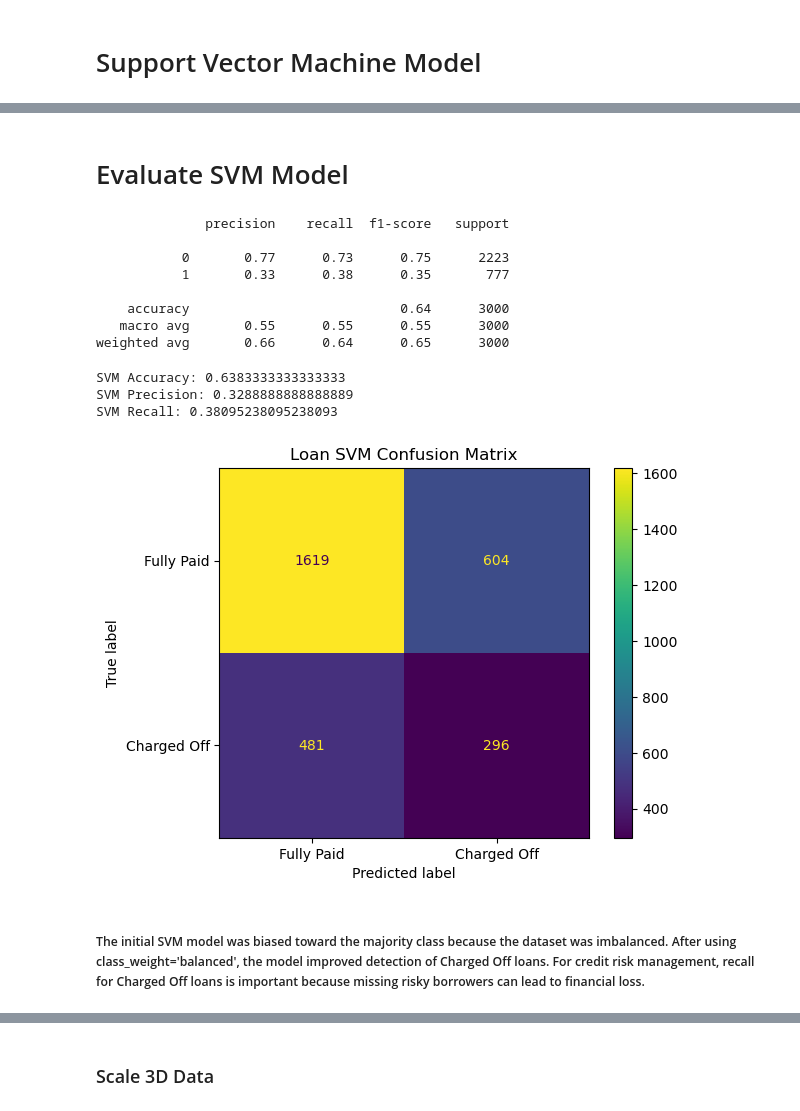
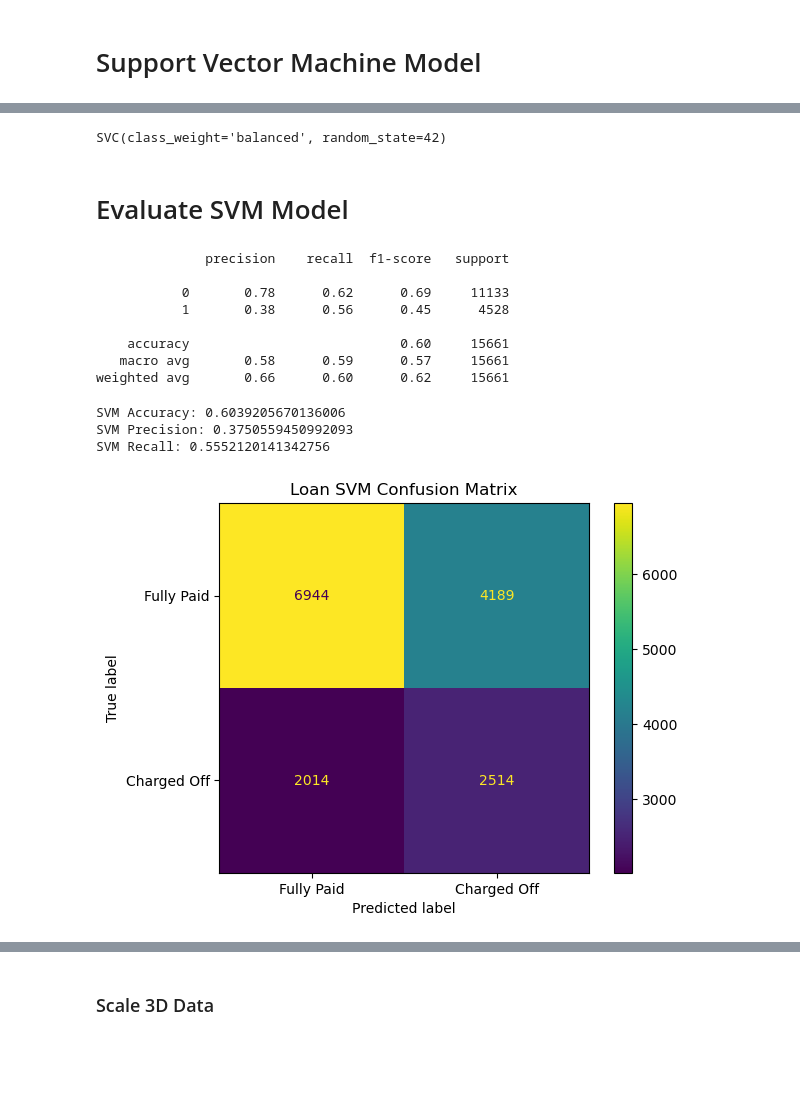
Before and after one commit to PratikG091202/credit-risk-prediction-ml, a Jupyter notebook: credit_risk_analysis.ipynb, the cells around one changed output, grey strips where cells are left out. Drawn from its saved outputs; the diff is of its cells as text; code cells hidden in the pictures; blank space fills up the shorter version.

```diff
--- a/credit_risk_analysis.ipynb
+++ b/credit_risk_analysis.ipynb
@@ -562,2 +596,5 @@ X_test_svm_scaled = svm_scaler.transform(X_test_svm)
+# %%
+X_train_scaled = scaler.fit_transform(X_train)
+X_test_scaled = scaler.transform(X_test)
 # %%
-loan_svm = svm.SVC(kernel='linear', class_weight='balanced')
+svm_model = SVC(kernel='rbf', class_weight='balanced', random_state=42)
@@ -572,46 +601,50 @@ Y_pred_svm = loan_svm.predict(X_test_svm_scaled)
+# %%
+svm_model.fit(X_train_scaled, Y_train)
+# %% [output]
+SVC(class_weight='balanced', random_state=42)
+# %%
+Y_pred = svm_model.predict(X_test_scaled)
 # %% [markdown]
 # Evaluate SVM Model
 # %%
 from sklearn.metrics import classification_report
 # %%
-print(classification_report(Y_test_svm, Y_pred_svm))
+print(classification_report(Y_test, Y_pred))
 # %% [output]
               precision    recall  f1-score   support
 
-           0       0.77      0.73      0.75      2223
-           1       0.33      0.38      0.35       777
+           0       0.78      0.62      0.69     11133
+           1       0.38      0.56      0.45      4528
 
-    accuracy                           0.64      3000
-   macro avg       0.55      0.55      0.55      3000
-weighted avg       0.66      0.64      0.65      3000
+    accuracy                           0.60     15661
+   macro avg       0.58      0.59      0.57     15661
+weighted avg       0.66      0.60      0.62     15661
 # %%
 from sklearn.metrics import accuracy_score, precision_score, recall_score
 # %%
-svm_accuracy = accuracy_score(Y_test_svm, Y_pred_svm)
-svm_precision = precision_score(Y_test_svm, Y_pred_svm)
-svm_recall = recall_score(Y_test_svm, Y_pred_svm)
+svm_accuracy = accuracy_score(Y_test, Y_pred)
+svm_precision = precision_score(Y_test, Y_pred)
+svm_recall = recall_score(Y_test, Y_pred)
 
 print("SVM Accuracy:", svm_accuracy)
 print("SVM Precision:", svm_precision)
 print("SVM Recall:", svm_recall)
 # %% [output]
-SVM Accuracy: 0.6383333333333333
-SVM Precision: 0.3288888888888889
-SVM Recall: 0.38095238095238093
+SVM Accuracy: 0.6039205670136006
+SVM Precision: 0.3750559450992093
+SVM Recall: 0.5552120141342756
 # %%
 from sklearn.metrics import confusion_matrix, ConfusionMatrixDisplay
 # %%
-loan_svm_cm = confusion_matrix(Y_test_svm, Y_pred_svm)
+svm_model_cm = confusion_matrix(Y_test, Y_pred)
 
-loan_svm_disp = ConfusionMatrixDisplay(
-    confusion_matrix=loan_svm_cm,
+svm_model_disp = ConfusionMatrixDisplay(
+    confusion_matrix=svm_model_cm,
     display_labels=['Fully Paid', 'Charged Off']
 )
 
-loan_svm_disp.plot()
+svm_model_disp.plot()
 plt.title("Loan SVM Confusion Matrix")
 plt.show()
 # %% [output]
-[figure, old version]
+[figure, new version]
-# %% [markdown]
-##### The initial SVM model was biased toward the majority class because the dataset was imbalanced. After using class_weight='balanced', the model improved detection of Charged Off loans. For credit risk management, recall for Charged Off loans is important because missing risky borrowers can lead to financial loss.
```
Also changed, not shown: parts of 177 cells of this notebook.
